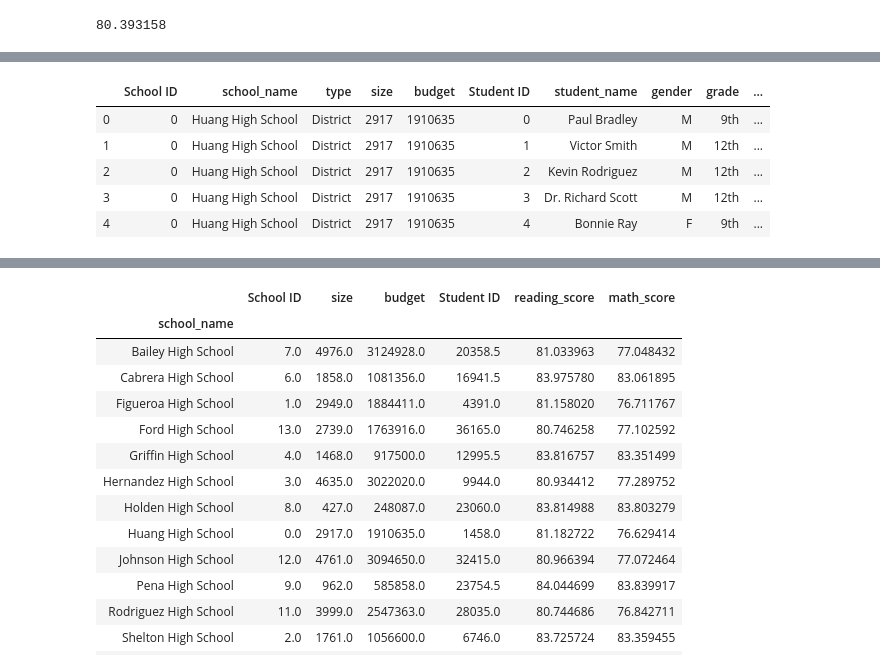
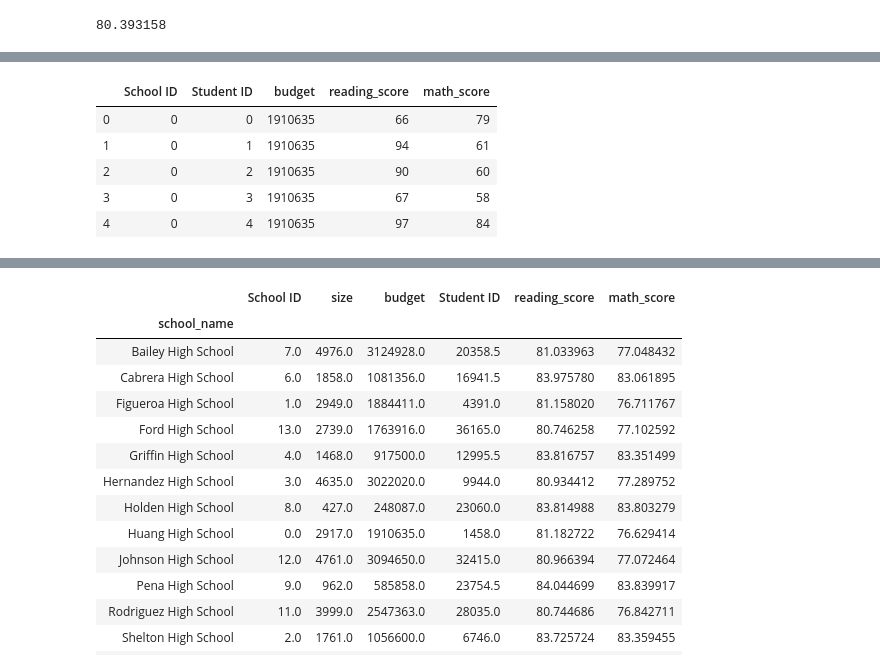
Before and after one commit to kariukbn23/pandas-challenge, a Jupyter notebook: Academy_of_Py/AoP.ipynb, the cells around one changed output, grey strips where cells are left out. Cells and saved outputs as stored; diff of their text form; code cells hidden in the pictures.

```diff
--- a/Academy_of_Py/AoP.ipynb
+++ b/Academy_of_Py/AoP.ipynb
@@ -688,11 +101,11 @@ schools_math_scores_by_grade_final
-# %%
-school_data_complete_new_b = pd.merge(df_school, df_student, how="left", on=["school_name", "school_name"])
-
-school_data_complete_new_b.head()
-# %% [output]
-|  | School ID | school_name | type | size | budget | Student ID | student_name | gender | grade | ... |
-| 0 | 0 | Huang High School | District | 2917 | 1910635 | 0 | Paul Bradley | M | 9th | ... |
-| 1 | 0 | Huang High School | District | 2917 | 1910635 | 1 | Victor Smith | M | 12th | ... |
-| 2 | 0 | Huang High School | District | 2917 | 1910635 | 2 | Kevin Rodriguez | M | 12th | ... |
-| 3 | 0 | Huang High School | District | 2917 | 1910635 | 3 | Dr. Richard Scott | M | 12th | ... |
-| 4 | 0 | Huang High School | District | 2917 | 1910635 | 4 | Bonnie Ray | F | 9th | ... |
+# %%
+#Created a new data frame to pass only the specific column values that I wanted to display
+district_summary_draft1 = school_data_complete[["School ID", "Student ID", "budget", "reading_score", "math_score"]]
+district_summary_draft1.head()
+# %% [output]
+|  | School ID | Student ID | budget | reading_score | math_score |
+| 0 | 0 | 0 | 1910635 | 66 | 79 |
+| 1 | 0 | 1 | 1910635 | 94 | 61 |
+| 2 | 0 | 2 | 1910635 | 90 | 60 |
+| 3 | 0 | 3 | 1910635 | 67 | 58 |
+| 4 | 0 | 4 | 1910635 | 97 | 84 |
```
Also changed, not shown: parts of 112 cells of this notebook.
